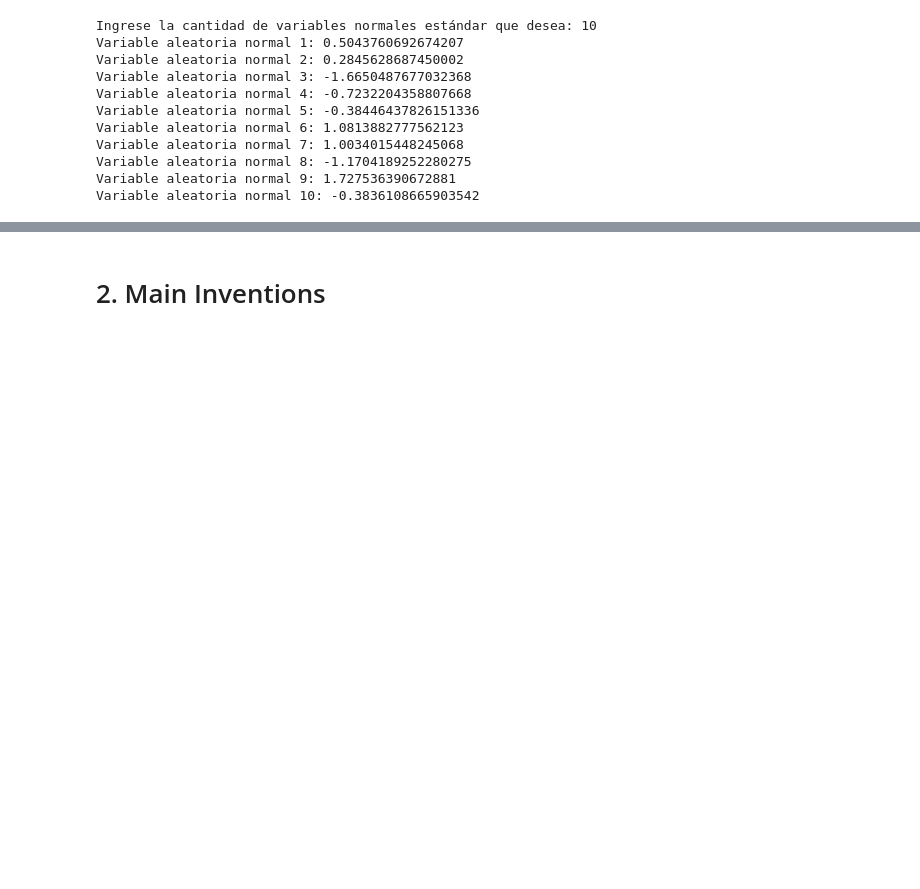
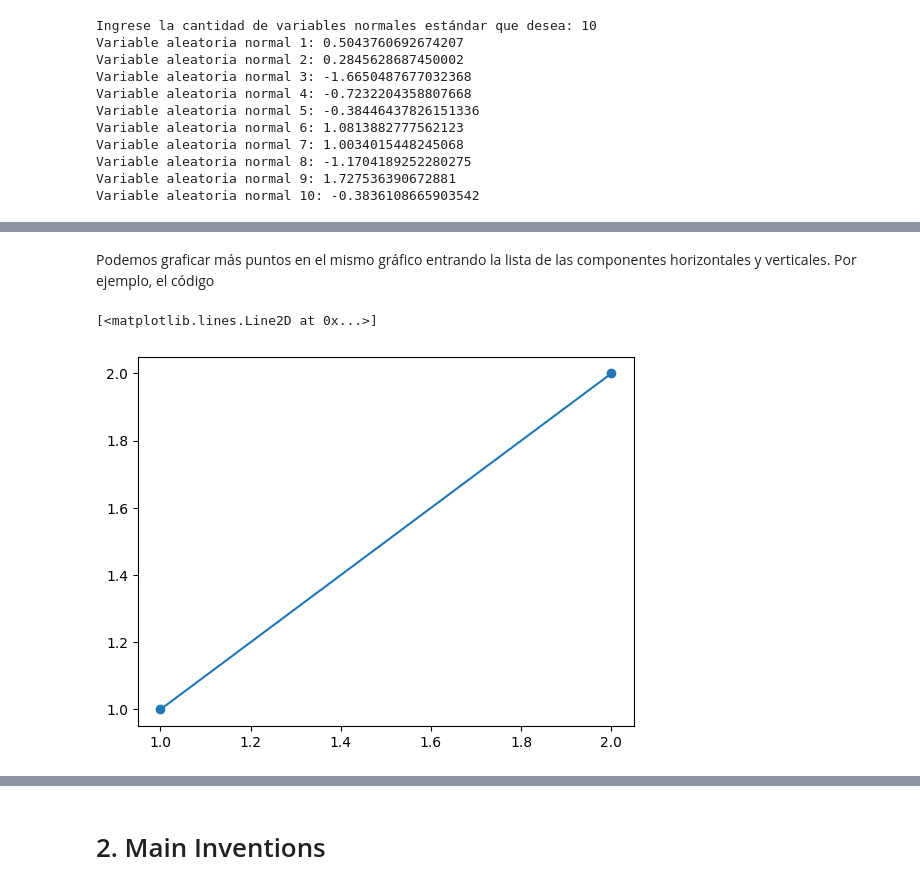
Before and after one commit to Tatoloops/PublicRepository, a Jupyter notebook: Python/Clase001.ipynb, the cells around one changed output, grey strips where cells are left out. Saved outputs shown, nothing was run; the diff lists cells and outputs as text; code cells hidden in the pictures; blank space fills up the shorter version.

```diff
--- a/Python/Clase001.ipynb
+++ b/Python/Clase001.ipynb
@@ -1268,0 +1331,7 @@ Variable aleatoria normal 10: -0.3836108665903542
+# %% [markdown]
+Podemos graficar más puntos en el mismo gráfico entrando la lista de las componentes horizontales y verticales. Por ejemplo, el código
+# %%
+plt.plot([1,2],[1,2], marker='o')
+# %% [output]
+[<matplotlib.lines.Line2D at 0x...>]
+[figure, added]
```
Also changed, not shown: parts of 82 cells of this notebook.
